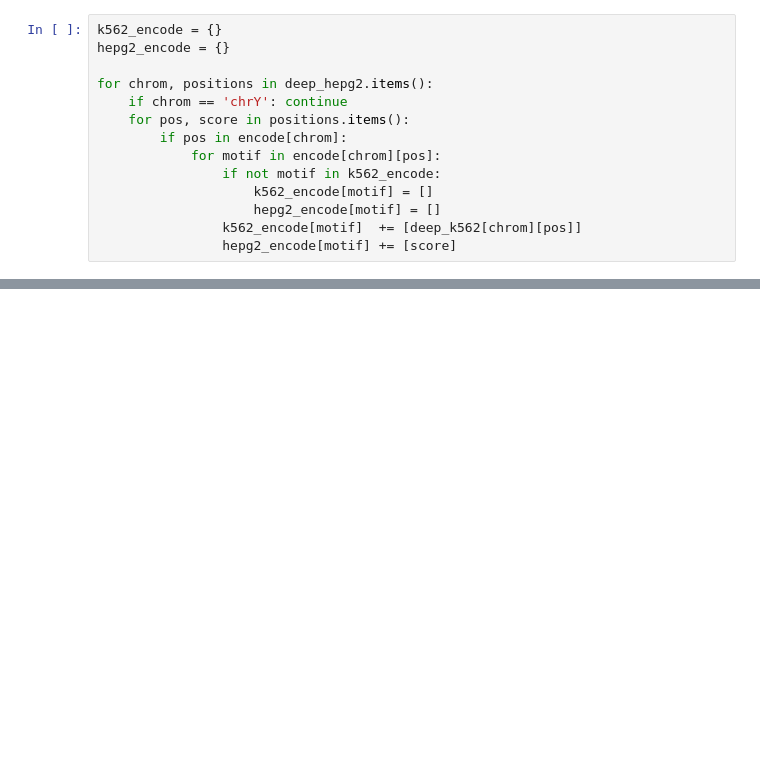
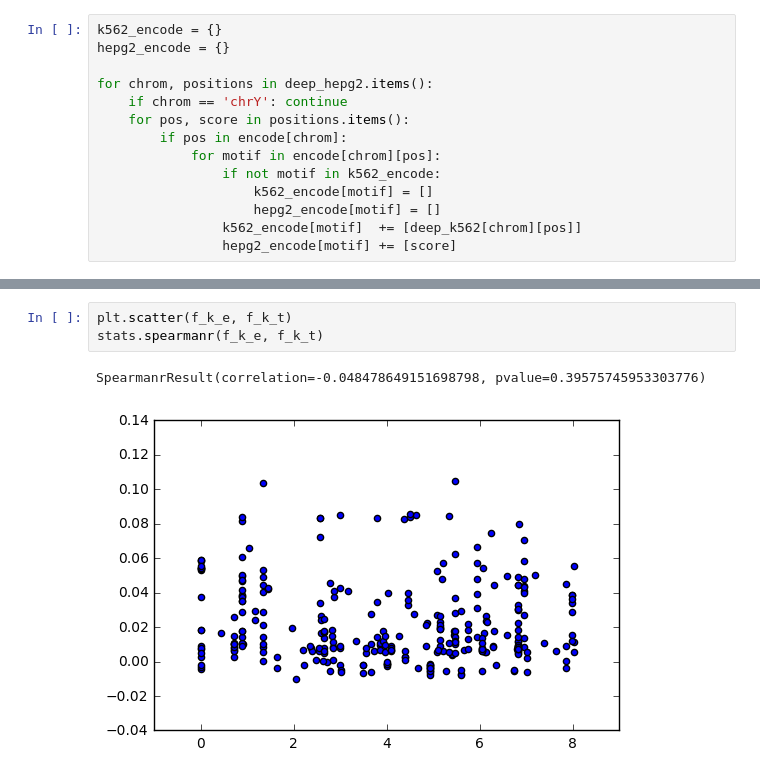
Before and after one commit to irvhsu/cs273b-project, a Jupyter notebook: notebooks/interpretation/Differentially_active_TFs.ipynb, the cells around one changed output, grey strips where cells are left out. Saved outputs shown, nothing was run; the diff lists cells and outputs as text; blank space fills up the shorter version.

```diff
--- a/notebooks/interpretation/Differentially_active_TFs.ipynb
+++ b/notebooks/interpretation/Differentially_active_TFs.ipynb
@@ -192,0 +267,6 @@ plt.show()
+# %%
+plt.scatter(f_k_e, f_k_t)
+stats.spearmanr(f_k_e, f_k_t)
+# %% [output]
+SpearmanrResult(correlation=-0.048478649151698798, pvalue=0.39575745953303776)
+[figure, added]
```
Also changed, not shown: parts of 14 cells of this notebook.
